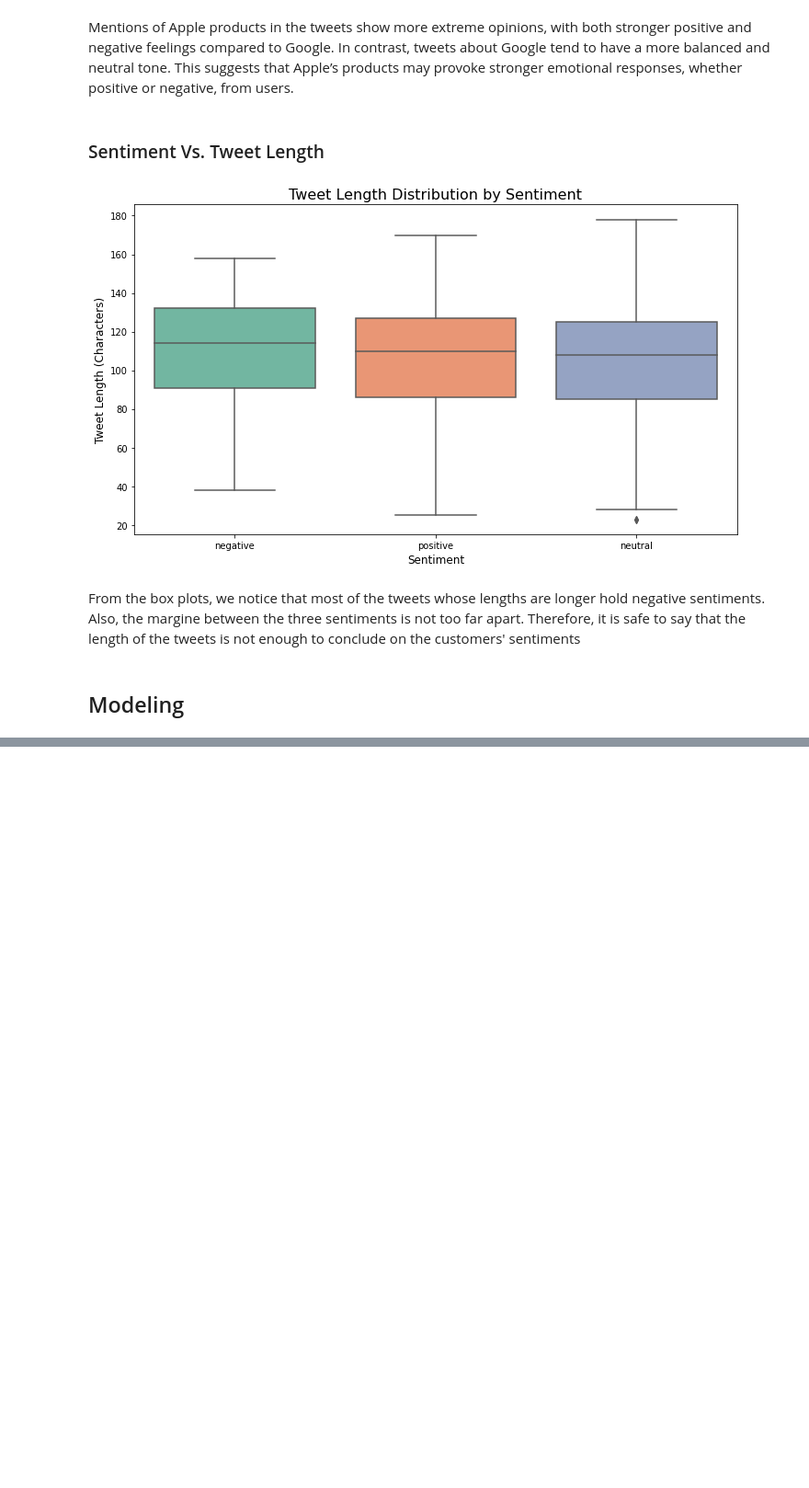
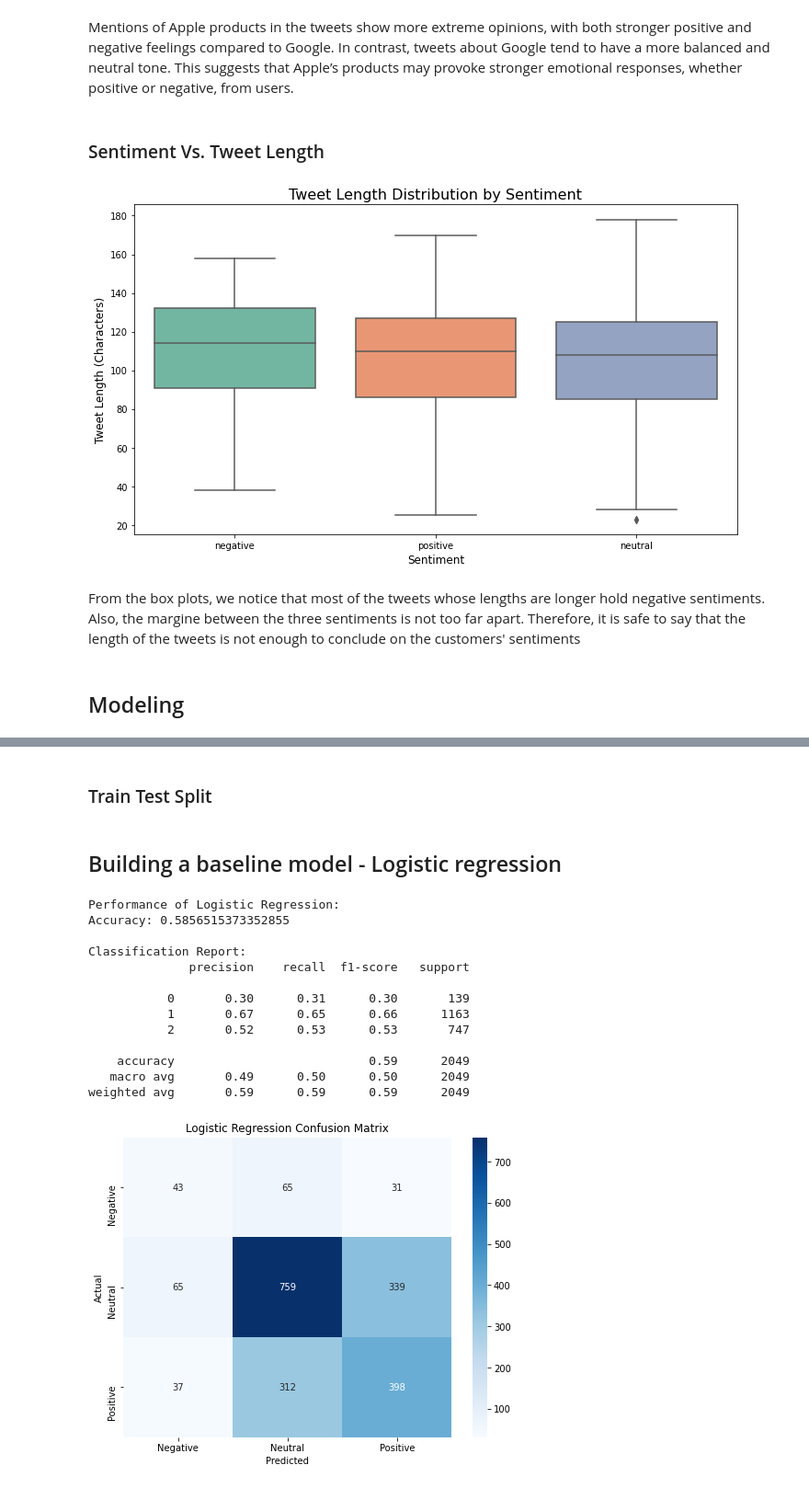
Before and after one commit to KImondorose/Deciphering-the-Public-Opinion-on-Apple, a Jupyter notebook: work_in_progress/dave.ipynb, the cells around one changed output, grey strips where cells are left out. Shown at 92% size. Saved outputs shown, nothing was run; the diff lists cells and outputs as text; code cells hidden in the pictures; blank space fills up the shorter version.

Commit message:
Initial model pipelines

```diff
--- a/work_in_progress/dave.ipynb
+++ b/work_in_progress/dave.ipynb
@@ -479,0 +511,4 @@ From the box plots, we notice that most of the tweets whose lengths are longer h
+# %%
+label_encoder = LabelEncoder()
+df['emotion_encoded'] = label_encoder.fit_transform(df['emotion'])
+df.head()
@@ -479,0 +524,56 @@ From the box plots, we notice that most of the tweets whose lengths are longer h
+# %%
+# Join the tokens back into strings
+df['tokens_joined'] = df['tokens'].apply(lambda x: ' '.join(x) if isinstance(x, list) else str(x))
+# %% [markdown]
+### Train Test Split
+# %%
+X = df['tokens_joined']
+y = df['emotion_encoded']
+
+X_train, X_test, y_train, y_test = train_test_split(X, y, test_size=0.25, random_state=42)
+# %%
+# Function to print performance metrics
+def evaluate_model(y_test, y_pred, model_name):
+    print(f"Performance of {model_name}:")
+    print(f"Accuracy: {accuracy_score(y_test, y_pred)}")
+    print("\nClassification Report:")
+    print(classification_report(y_test, y_pred))
+
+    # Confusion Matrix
+    cm = confusion_matrix(y_test, y_pred)
+    plt.figure(figsize=(8, 6))
+    sns.heatmap(cm, annot=True, fmt='d', cmap='Blues', xticklabels=['Negative', 'Neutral', 'Positive'], yticklabels=['Negative', 'Neutral', 'Positive'])
+    plt.title(f'{model_name} Confusion Matrix')
+    plt.xlabel('Predicted')
+    plt.ylabel('Actual')
+    plt.show()
+# %% [markdown]
+## Building a baseline model - Logistic regression
+# %%
+logreg_pipeline = Pipeline([
+    ('tfidf', TfidfVectorizer(max_features=5000)),  # Text vectorization
+    ('scaler', StandardScaler(with_mean=False)),  # Feature scaling (after TF-IDF)
+    ('logreg', LogisticRegression(class_weight='balanced'))  # Logistic Regression (handling class imbalance)
+])
+
+# Train and predict
+logreg_pipeline.fit(X_train, y_train)
+y_pred_logreg = logreg_pipeline.predict(X_test)
+
+# Evaluate the model
+evaluate_model(y_test, y_pred_logreg, "Logistic Regression")
+# %% [output]
+Performance of Logistic Regression:
+Accuracy: 0.5856515373352855
+
+Classification Report:
+              precision    recall  f1-score   support
+
+           0       0.30      0.31      0.30       139
+           1       0.67      0.65      0.66      1163
+           2       0.52      0.53      0.53       747
+
+    accuracy                           0.59      2049
+   macro avg       0.49      0.50      0.50      2049
+weighted avg       0.59      0.59      0.59      2049
+[figure, added]
```
Also changed, not shown: parts of 15 cells of this notebook.
